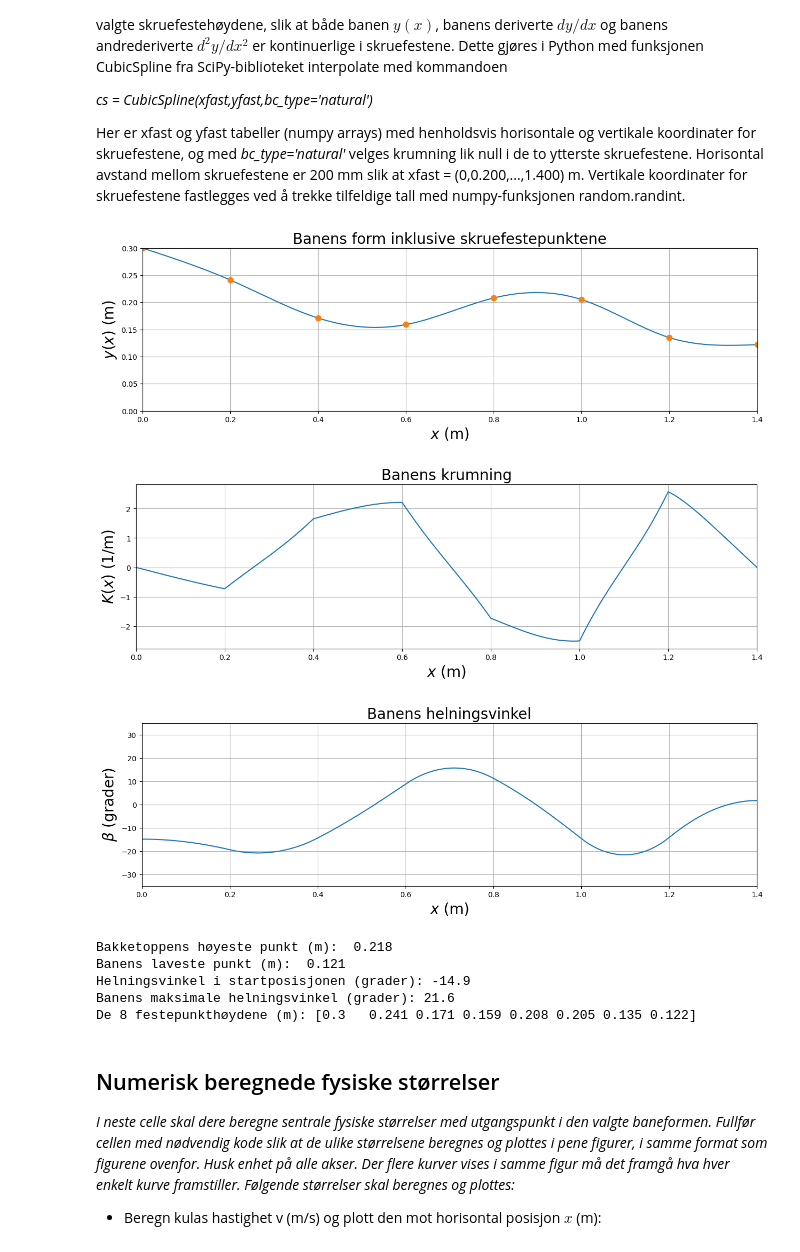
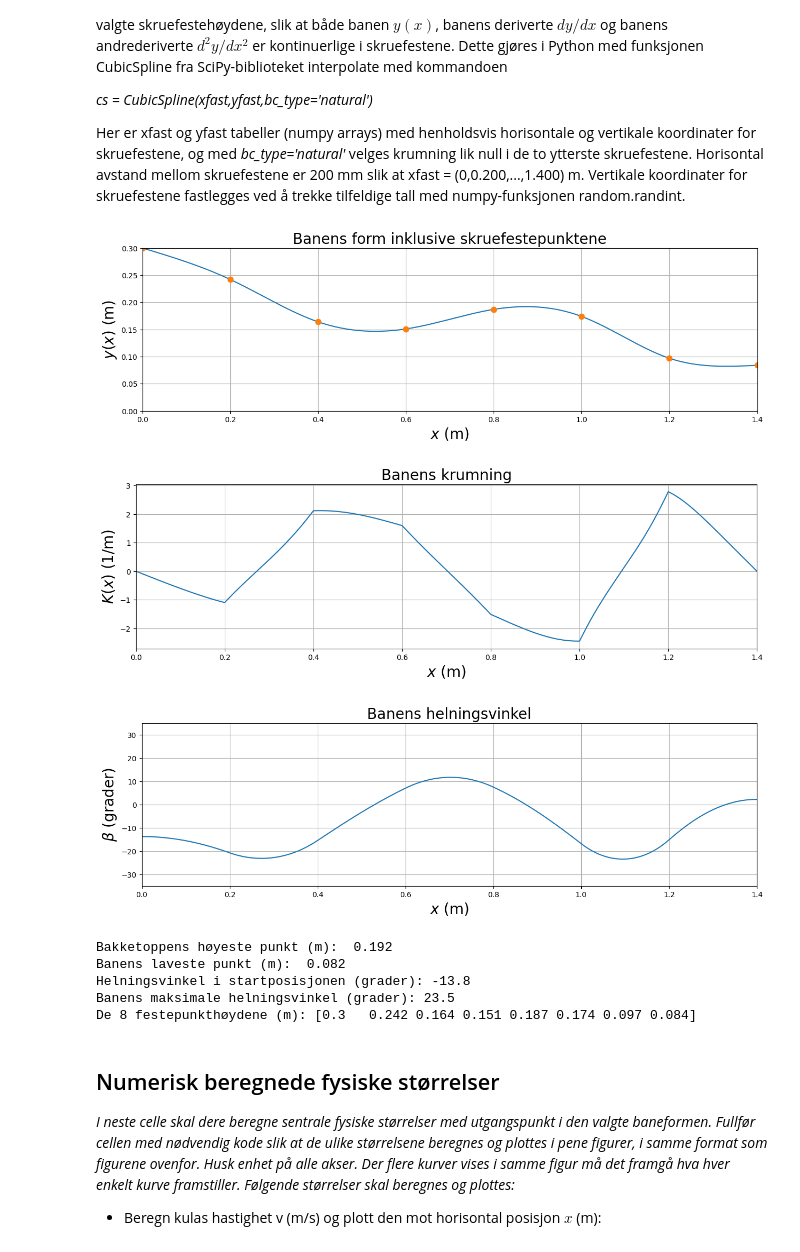
Before and after one commit to HaakonMikalsen/LabTFY4115, a Jupyter notebook: notebook/notebook_mal_H25.ipynb, the cells around one changed output. Saved outputs shown, nothing was run; the diff lists cells and outputs as text; code cells hidden in the pictures.

```diff
--- a/notebook/notebook_mal_H25.ipynb
+++ b/notebook/notebook_mal_H25.ipynb
@@ -73,21 +73,21 @@ dx = 0.001
 x = np.arange(xmin, xmax, dx)
 Nx = len(x)
 
-#Skruehøyder:
-yfast = np.zeros(8)
-yfast[0] = 0.300
-yfast[1] = yfast[0] - np.random.randint(40,60)/1000
-yfast[2] = yfast[1] - np.random.randint(70,90)/1000
-yfast[3] = yfast[2] + np.random.randint(-30,10)/1000
-yfast[4] = yfast[3] + np.random.randint(30,70)/1000
-yfast[5] = yfast[4] + np.random.randint(-20,20)/1000
-yfast[6] = yfast[5] - np.random.randint(40,80)/1000
-yfast[7] = yfast[6] + np.random.randint(-40,40)/1000
+# #Skruehøyder:
+# yfast = np.zeros(8)
+# yfast[0] = 0.300
+# yfast[1] = yfast[0] - np.random.randint(40,60)/1000
+# yfast[2] = yfast[1] - np.random.randint(70,90)/1000
+# yfast[3] = yfast[2] + np.random.randint(-30,10)/1000
+# yfast[4] = yfast[3] + np.random.randint(30,70)/1000
+# yfast[5] = yfast[4] + np.random.randint(-20,20)/1000
+# yfast[6] = yfast[5] - np.random.randint(40,80)/1000
+# yfast[7] = yfast[6] + np.random.randint(-40,40)/1000
 
 #Kjør denne cellen så mange ganger dere vil, inntil dere får en baneform dere er fornøyd med.
 #Når endelig baneform er valgt:
 #Sett inn skruehøydene med 3 desimaler (m) og fjern kommentarsymbolet ("#") i neste linje.
-#yfast = np.asarray([0.300,,,,,,,])
+yfast = np.asarray([0.3,0.242, 0.164,0.151,0.187,0.174,0.097,0.084])
 #Når endelig baneform er valgt, kan dere gjerne legge inn # i starten på de 8 linjene som beregner yfast[] ovenfor
 
 #Beregninger:
@@ -131,41 +131,41 @@ plt.title('Banens krumning',fontsize=20)
 plt.xlabel('$x$ (m)',fontsize=20)
 plt.ylabel('$K(x)$ (1/m)',fontsize=20)
 plt.xlim(0,1.400)
 plt.grid()
 plt.show()
 
 
 #Plotting av banens helningsvinkel
 plt.figure(figsize=(15,4))
 plt.plot(x,betadeg)
 plt.title('Banens helningsvinkel',fontsize=20)
 plt.xlabel('$x$ (m)',fontsize=20)
 plt.ylabel(r'$\beta$ (grader)',fontsize=20)
 plt.ylim(-35,35)
 plt.xlim(0,1.400)
 plt.grid()
 plt.show()
 
 y37 = y[400:1400]
 y27 = y[200:1400]
 y37min = np.min(y37)
 y37max = np.max(y37)
 y27min = np.min(y27)
 y27max = np.max(y27)
 print('Bakketoppens høyeste punkt (m): %6.3f' %y37max)
 print('Banens laveste punkt (m): %6.3f' %y27min)
 print('Helningsvinkel i startposisjonen (grader): %4.1f' %startvinkel)
 print('Banens maksimale helningsvinkel (grader): %4.1f' %maksvinkel)
 print('De 8 festepunkthøydene (m):', yfast)
 # %% [output]
-[figure, old version]
+[figure, new version]
-[figure, old version]
+[figure, new version]
-[figure, old version]
+[figure, new version]
-Bakketoppens høyeste punkt (m):  0.218
-Banens laveste punkt (m):  0.121
-Helningsvinkel i startposisjonen (grader): -14.9
-Banens maksimale helningsvinkel (grader): 21.6
-De 8 festepunkthøydene (m): [0.3   0.241 0.171 0.159 0.208 0.205 0.135 0.122]
+Bakketoppens høyeste punkt (m):  0.192
+Banens laveste punkt (m):  0.082
+Helningsvinkel i startposisjonen (grader): -13.8
+Banens maksimale helningsvinkel (grader): 23.5
+De 8 festepunkthøydene (m): [0.3   0.242 0.164 0.151 0.187 0.174 0.097 0.084]
 # %% [markdown]
 ## Numerisk beregnede fysiske størrelser
 *I neste celle skal dere beregne sentrale fysiske størrelser med utgangspunkt i den valgte baneformen. Fullfør cellen med nødvendig kode slik at de ulike størrelsene beregnes og plottes i pene figurer, i samme format som figurene ovenfor. Husk enhet på alle akser. Der flere kurver vises i samme figur må det framgå hva hver enkelt kurve framstiller. Følgende størrelser skal beregnes og plottes:*
```
Also changed, not shown: parts of 1 cell of this notebook.
